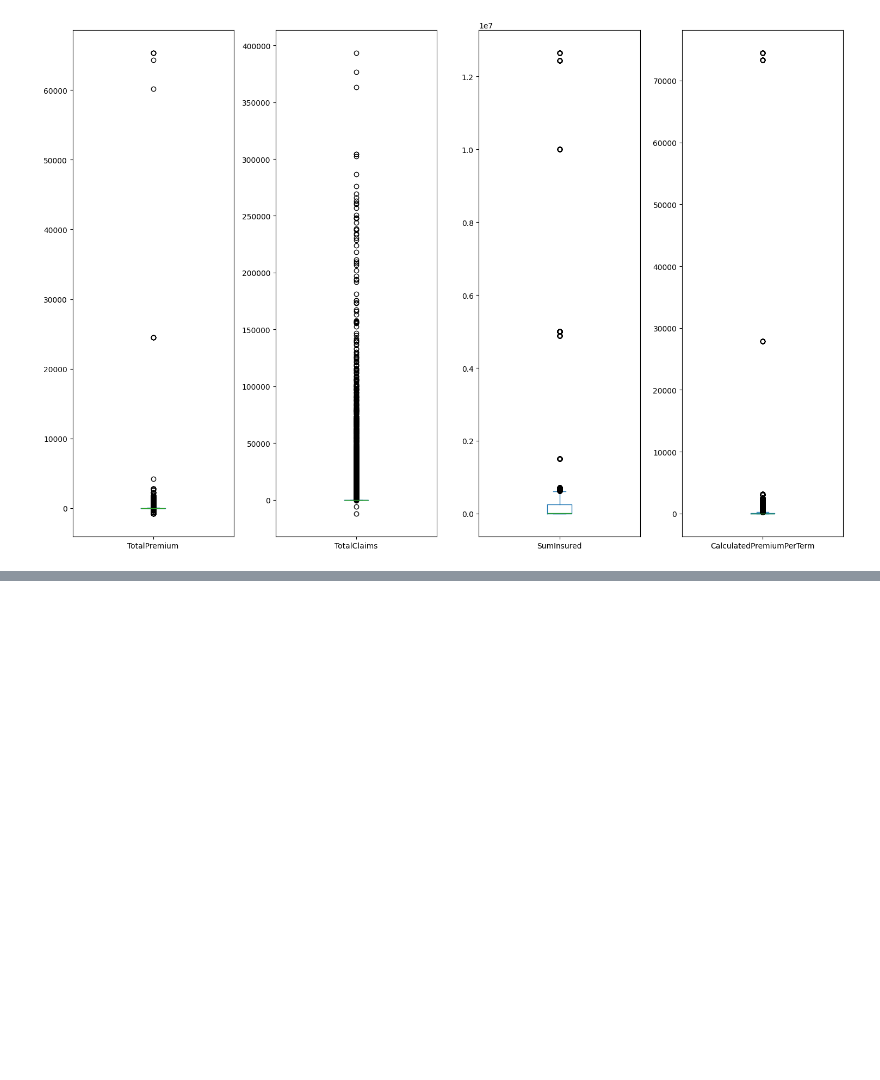
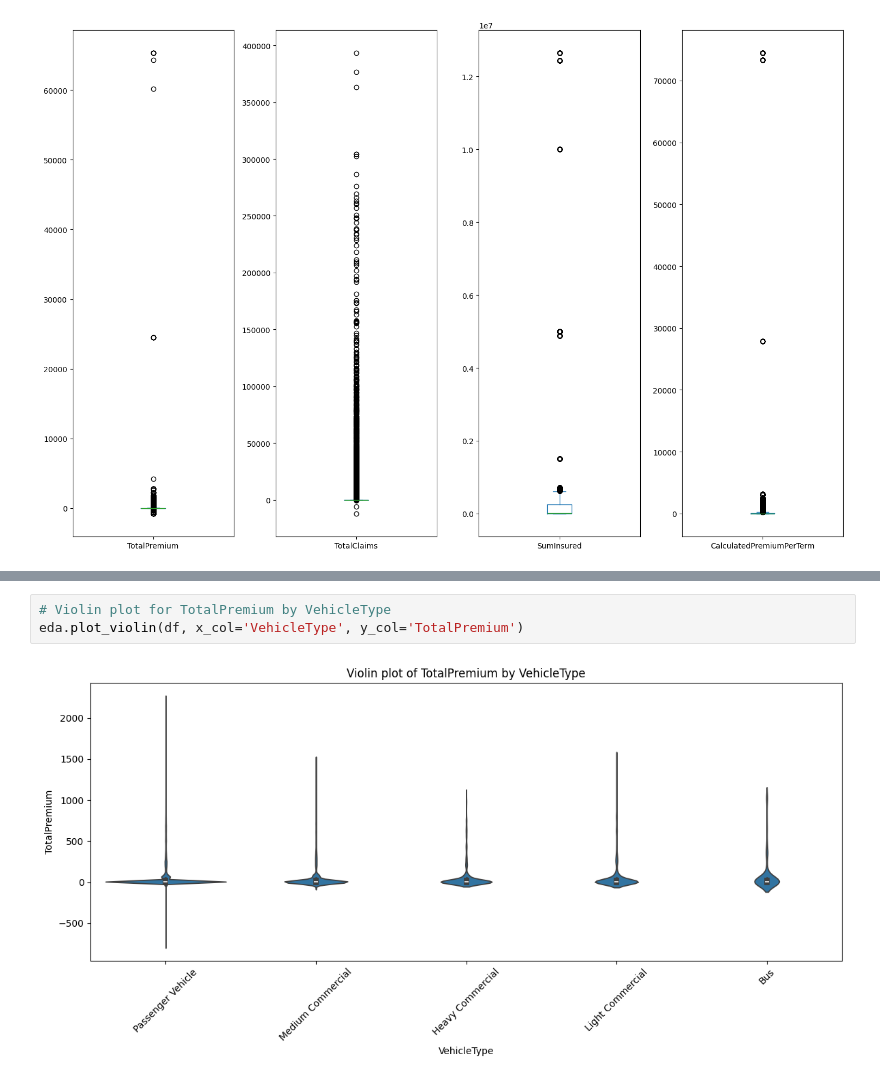
Before and after one commit to YonatanMoges/insurance-data-analysis, a Jupyter notebook: notebook/eda.ipynb, the cells around one changed output, grey strips where cells are left out. Drawn from its saved outputs; the diff is of its cells as text; blank space fills up the shorter version.

```diff
--- a/notebook/eda.ipynb
+++ b/notebook/eda.ipynb
@@ -151,0 +174,5 @@ eda. box_plot(df, numerical_columns)
+# %%
+# Violin plot for TotalPremium by VehicleType
+eda.plot_violin(df, x_col='VehicleType', y_col='TotalPremium')
+# %% [output]
+[figure, added]
```
Also changed, not shown: parts of 6 cells of this notebook, 2 other files.
